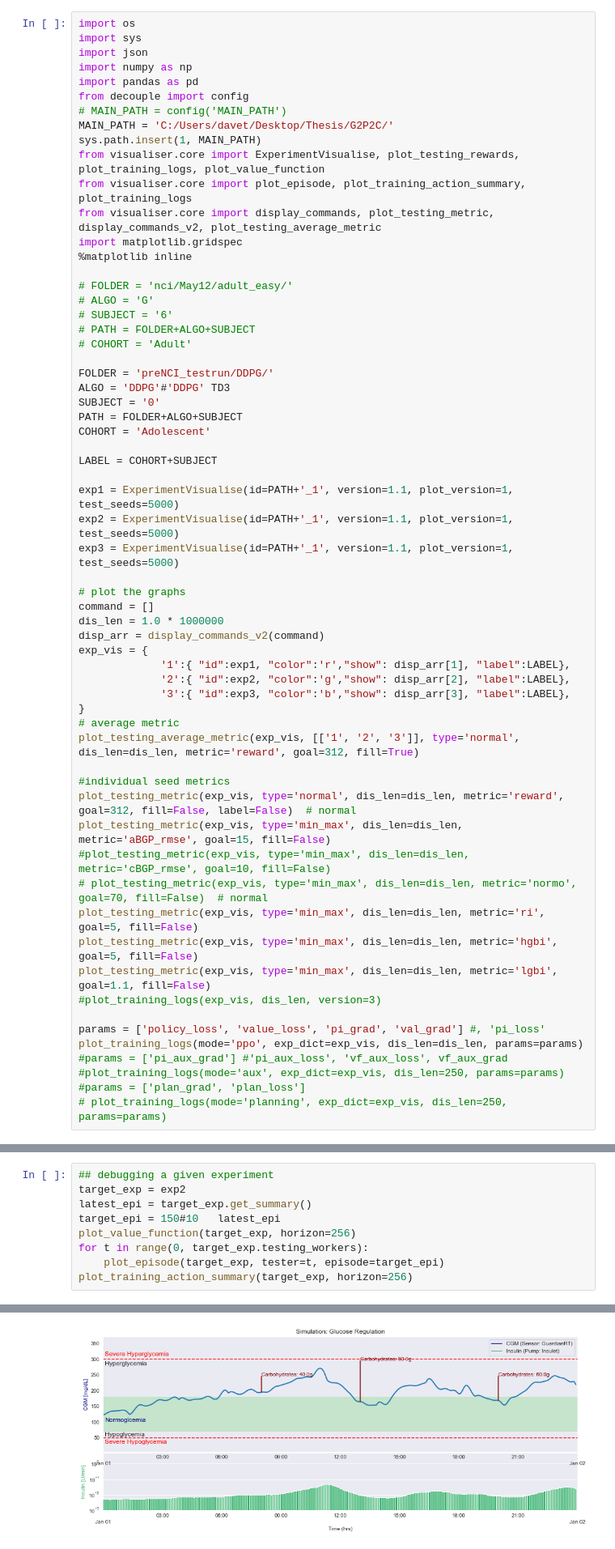
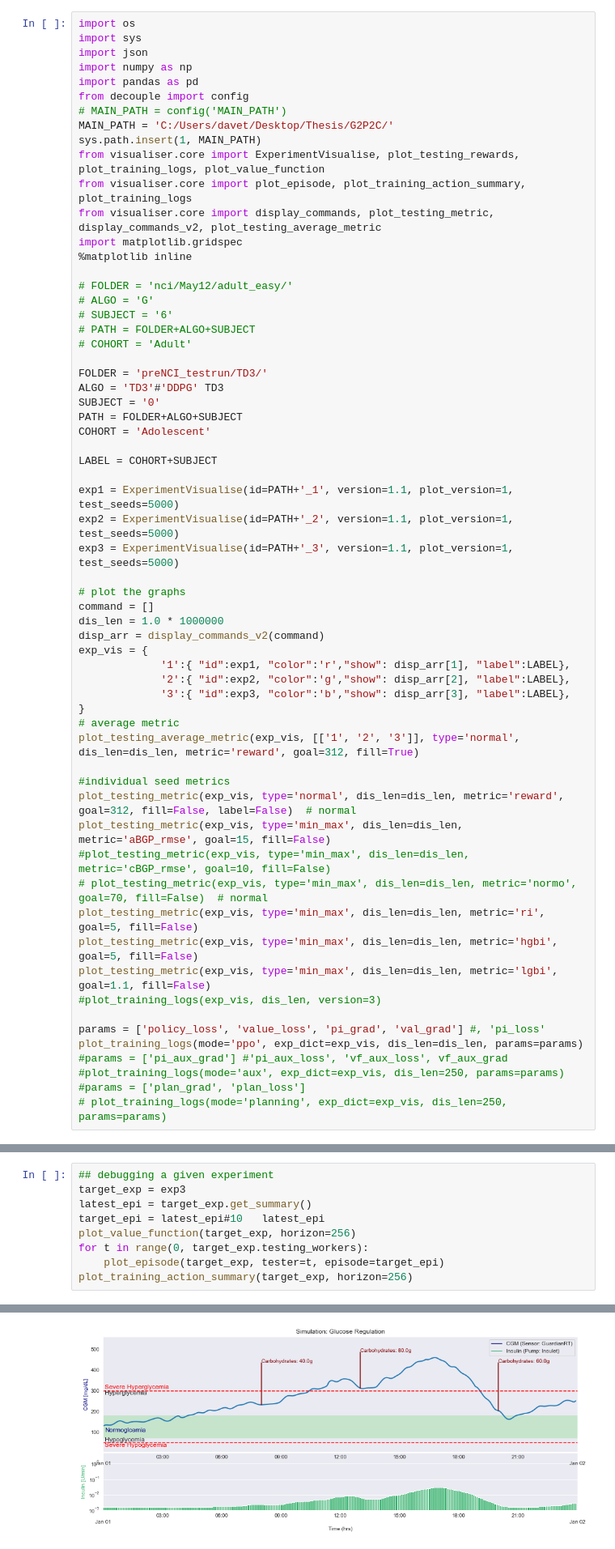
Before and after one commit to RL4H/G2P2C, a Jupyter notebook: visualiser/notebooks/individual_analyzer.ipynb, the cells around one changed output, grey strips where cells are left out. Shown at 81% size. Cells and saved outputs as stored; diff of their text form.

```diff
--- a/visualiser/notebooks/individual_analyzer.ipynb
+++ b/visualiser/notebooks/individual_analyzer.ipynb
@@ -20,8 +20,8 @@ import matplotlib.gridspec
 # PATH = FOLDER+ALGO+SUBJECT
 # COHORT = 'Adult'
 
-FOLDER = 'preNCI_testrun/DDPG/'
-ALGO = 'DDPG'#'DDPG' TD3
+FOLDER = 'preNCI_testrun/TD3/'
+ALGO = 'TD3'#'DDPG' TD3
 SUBJECT = '0'
 PATH = FOLDER+ALGO+SUBJECT
 COHORT = 'Adolescent'
@@ -29,8 +29,8 @@ COHORT = 'Adolescent'
 LABEL = COHORT+SUBJECT
 
 exp1 = ExperimentVisualise(id=PATH+'_1', version=1.1, plot_version=1, test_seeds=5000)
-exp2 = ExperimentVisualise(id=PATH+'_1', version=1.1, plot_version=1, test_seeds=5000)
-exp3 = ExperimentVisualise(id=PATH+'_1', version=1.1, plot_version=1, test_seeds=5000)
+exp2 = ExperimentVisualise(id=PATH+'_2', version=1.1, plot_version=1, test_seeds=5000)
+exp3 = ExperimentVisualise(id=PATH+'_3', version=1.1, plot_version=1, test_seeds=5000)
 
 # plot the graphs
 command = []
@@ -71,8 +71,8 @@ plot_training_logs(mode='ppo', exp_dict=exp_vis, dis_len=dis_len, params=params)
 # %%
 ## debugging a given experiment
-target_exp = exp2
+target_exp = exp3
 latest_epi = target_exp.get_summary()
-target_epi = 150#10   latest_epi
+target_epi = latest_epi#10   latest_epi
 plot_value_function(target_exp, horizon=256)
 for t in range(0, target_exp.testing_workers):
     plot_episode(target_exp, tester=t, episode=target_epi)
@@ -102 +102 @@ plot_training_action_summary(target_exp, horizon=256)
-[figure, old version]
+[figure, new version]
```
Also changed, not shown: parts of 2 cells of this notebook, 10 other files.
